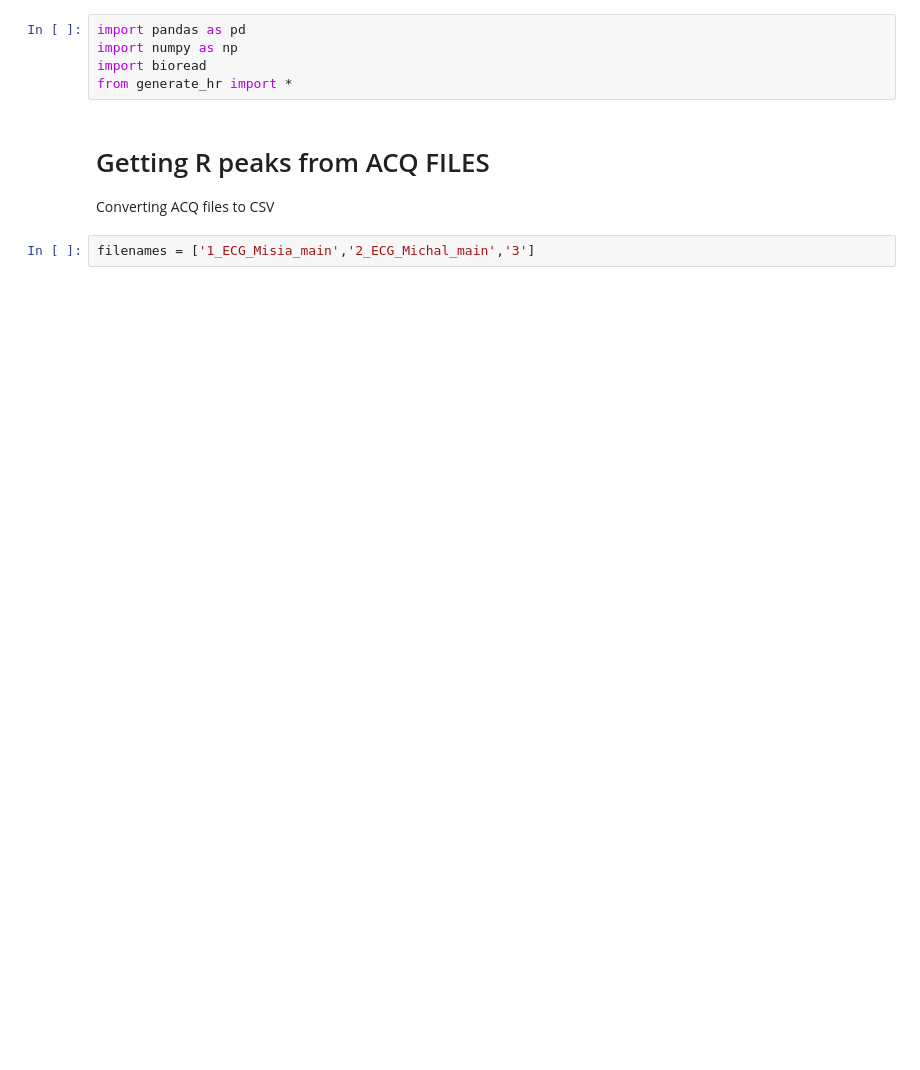
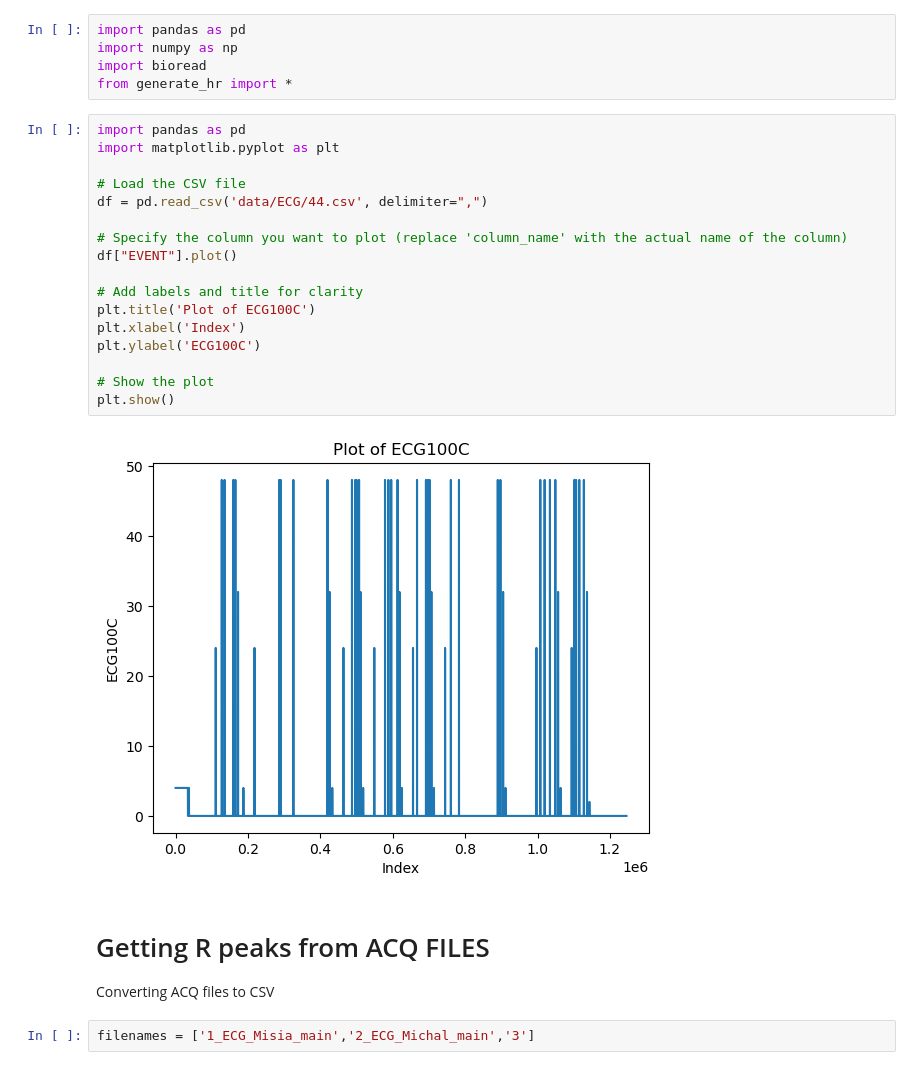
Before and after one commit to mikub97/DeepDream-VR, a Jupyter notebook: BayesianAtHeart/R_peaks_pure.ipynb, the cells around one changed output. Cells and saved outputs as stored; diff of their text form; blank space fills up the shorter version.

```diff
--- a/BayesianAtHeart/R_peaks_pure.ipynb
+++ b/BayesianAtHeart/R_peaks_pure.ipynb
@@ -3,6 +3,25 @@ import pandas as pd
 import numpy as np
 import bioread
 from generate_hr import *
+# %%
+import pandas as pd
+import matplotlib.pyplot as plt
+
+# Load the CSV file
+df = pd.read_csv('data/ECG/44.csv', delimiter=",")
+
+# Specify the column you want to plot (replace 'column_name' with the actual name of the column)
+df["EVENT"].plot()
+
+# Add labels and title for clarity
+plt.title('Plot of ECG100C')
+plt.xlabel('Index')
+plt.ylabel('ECG100C')
+
+# Show the plot
+plt.show()
+# %% [output]
+[figure, added]
 # %% [markdown]
 # Getting R peaks from ACQ FILES
 
```
Also changed, not shown: parts of 2 cells of this notebook, 34 other files.
